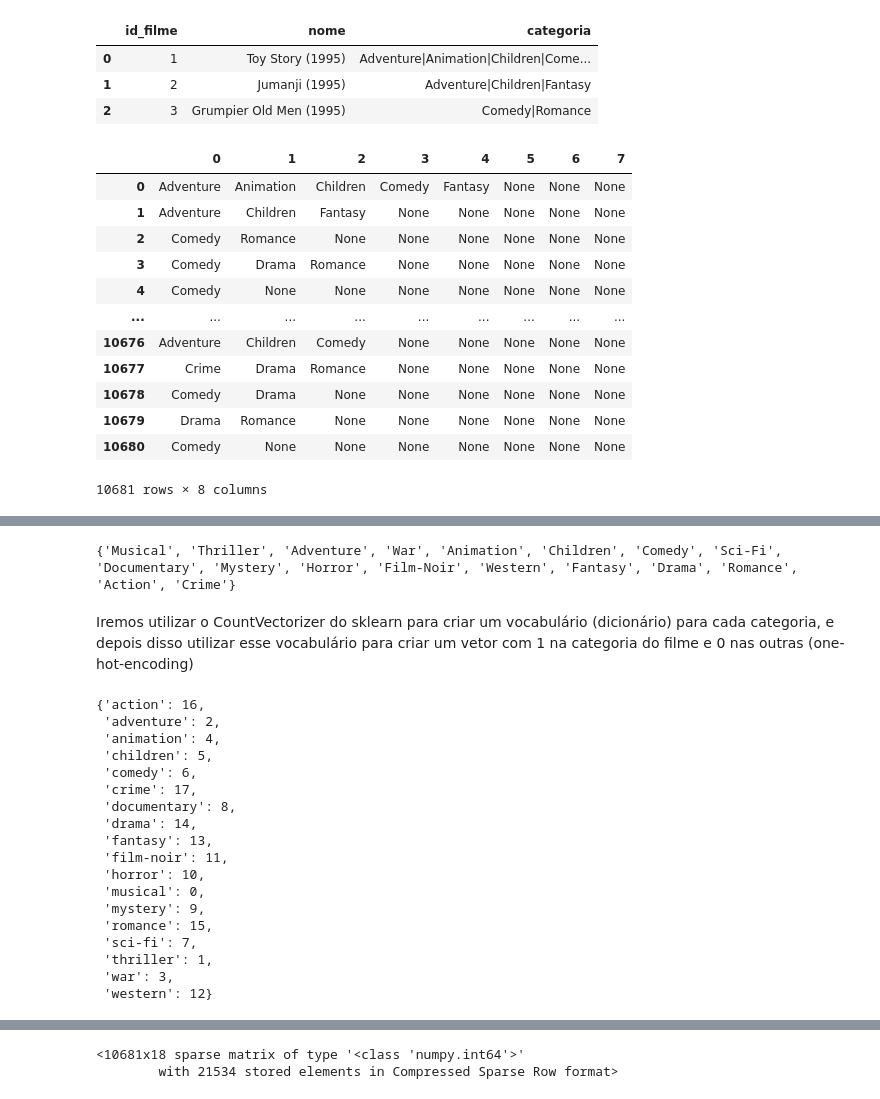
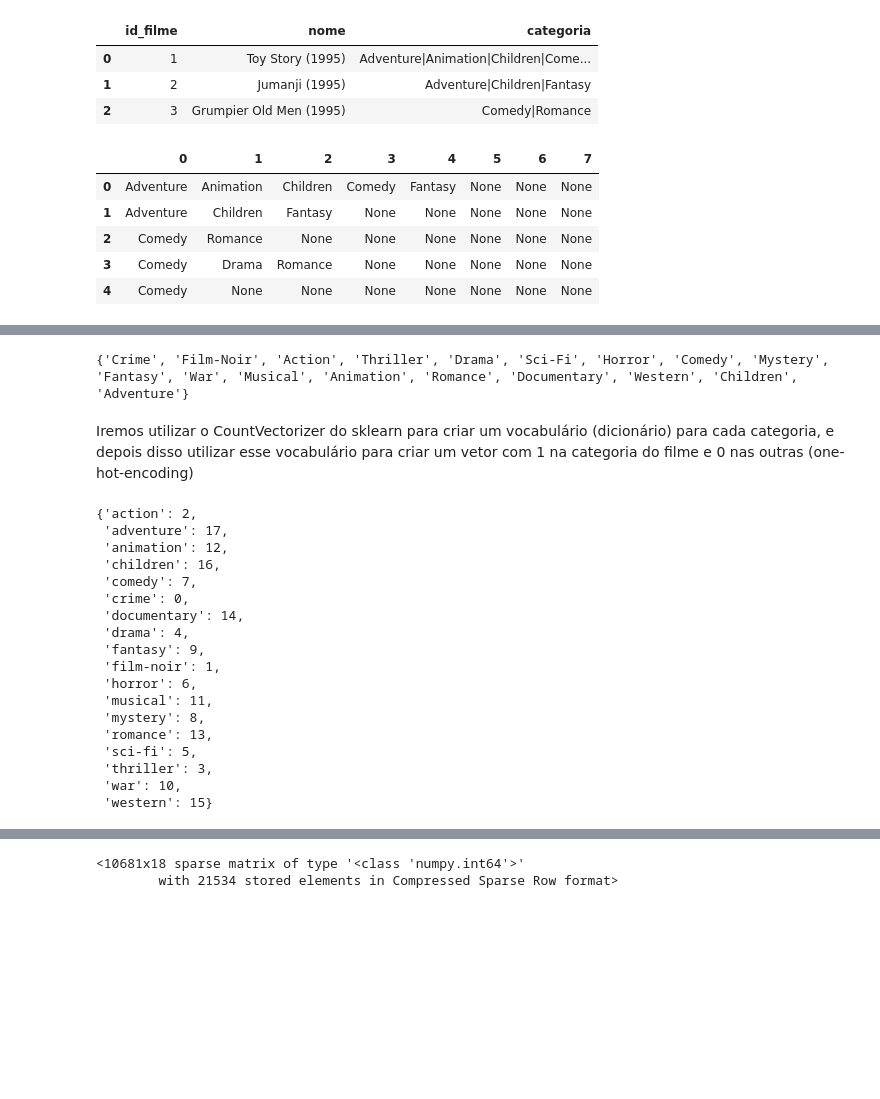
Before and after one commit to Tiagoeem/Mineracao_de_Dados-PosGraduacao, a Jupyter notebook: Aulas (Desenvolvimento em sala-PBL)/2020/Clusterizacao e Analise Descritiva (Sistema de Recomendacao)/AnaliseDescritiva_Filmes_emSala.ipynb, the cells around one changed output, grey strips where cells are left out. Saved outputs shown, nothing was run; the diff lists cells and outputs as text; code cells hidden in the pictures; blank space fills up the shorter version.

```diff
--- a/Aulas (Desenvolvimento em sala-PBL)/2020/Clusterizacao e Analise Descritiva (Sistema de Recomendacao)/AnaliseDescritiva_Filmes_emSala.ipynb
+++ b/Aulas (Desenvolvimento em sala-PBL)/2020/Clusterizacao e Analise Descritiva (Sistema de Recomendacao)/AnaliseDescritiva_Filmes_emSala.ipynb
@@ -21,6 +35,6 @@ Este Exemplo: https://grouplens.org/datasets/movielens/10m/
 # Carregar um arquivo csv para um dataframe
 # Documentação do comando: https://pandas.pydata.org/pandas-docs/stable/reference/api/pandas.read_csv.html
 # Carregando CSV dos filmes
-df_filmes = pd.read_csv('/content/drive/My Drive/Colab Notebooks (1)/mineracao/sistema_recomendacao/filmes/movies.dat', sep='::', names=['id_filme', 'nome', 'categoria'])
-df_filmes.head()
+df_filmes = pd.read_csv('/content/drive/My Drive/Colab Notebooks/mineracao/sistema_recomendacao/filmes/movies.dat', sep='::', names=['id_filme', 'nome', 'categoria'])
+df_filmes.head(3)
 # %% [output]
@@ -622,21 +538,14 @@ df_filmes.head(3)
 | 2 | 3 | Grumpier Old Men (1995) | Comedy|Romance |
 # %%
 df_cat_temp = df_filmes.categoria.str.split('|', expand=True)
-df_cat_temp
+df_cat_temp.head()
 # %% [output]
 |  | 0 | 1 | 2 | 3 | 4 | 5 | 6 | 7 |
 | 0 | Adventure | Animation | Children | Comedy | Fantasy | None | None | None |
 | 1 | Adventure | Children | Fantasy | None | None | None | None | None |
 | 2 | Comedy | Romance | None | None | None | None | None | None |
 | 3 | Comedy | Drama | Romance | None | None | None | None | None |
 | 4 | Comedy | None | None | None | None | None | None | None |
-| ... | ... | ... | ... | ... | ... | ... | ... | ... |
-| 10676 | Adventure | Children | Comedy | None | None | None | None | None |
-| 10677 | Crime | Drama | Romance | None | None | None | None | None |
-| 10678 | Comedy | Drama | None | None | None | None | None | None |
-| 10679 | Drama | Romance | None | None | None | None | None | None |
-| 10680 | Comedy | None | None | None | None | None | None | None |
-10681 rows × 8 columns
 # %%
 # Lista com todos os generos que aparecem no dataset
 conjunto_cat = set( df_cat_temp[0].unique() )
@@ -670,7 +579,7 @@ conjunto_cat.remove( '(no genres listed)' )
 conjunto_cat.remove( 'IMAX' )
 print(conjunto_cat)
 # %% [output]
-{'Musical', 'Thriller', 'Adventure', 'War', 'Animation', 'Children', 'Comedy', 'Sci-Fi', 'Documentary', 'Mystery', 'Horror', 'Film-Noir', 'Western', 'Fantasy', 'Drama', 'Romance', 'Action', 'Crime'}
+{'Crime', 'Film-Noir', 'Action', 'Thriller', 'Drama', 'Sci-Fi', 'Horror', 'Comedy', 'Mystery', 'Fantasy', 'War', 'Musical', 'Animation', 'Romance', 'Documentary', 'Western', 'Children', 'Adventure'}
 # %% [markdown]
 Iremos utilizar o CountVectorizer do sklearn para criar um vocabulário (dicionário) para cada categoria, e depois disso utilizar esse vocabulário para criar um vetor com 1 na categoria do filme e 0 nas outras (one-hot-encoding)
 # %%
@@ -683,24 +592,24 @@ for gen in conjunto_cat:
 
 voc_dict
 # %% [output]
-{'action': 16,
- 'adventure': 2,
- 'animation': 4,
- 'children': 5,
- 'comedy': 6,
- 'crime': 17,
- 'documentary': 8,
- 'drama': 14,
- 'fantasy': 13,
- 'film-noir': 11,
- 'horror': 10,
- 'musical': 0,
- 'mystery': 9,
- 'romance': 15,
- 'sci-fi': 7,
- 'thriller': 1,
- 'war': 3,
- 'western': 12}
+{'action': 2,
+ 'adventure': 17,
+ 'animation': 12,
+ 'children': 16,
+ 'comedy': 7,
+ 'crime': 0,
+ 'documentary': 14,
+ 'drama': 4,
+ 'fantasy': 9,
+ 'film-noir': 1,
+ 'horror': 6,
+ 'musical': 11,
+ 'mystery': 8,
+ 'romance': 13,
+ 'sci-fi': 5,
+ 'thriller': 3,
+ 'war': 10,
+ 'western': 15}
 # %%
 from sklearn.feature_extraction.text import CountVectorizer
 
```
Also changed, not shown: parts of 53 cells of this notebook.
